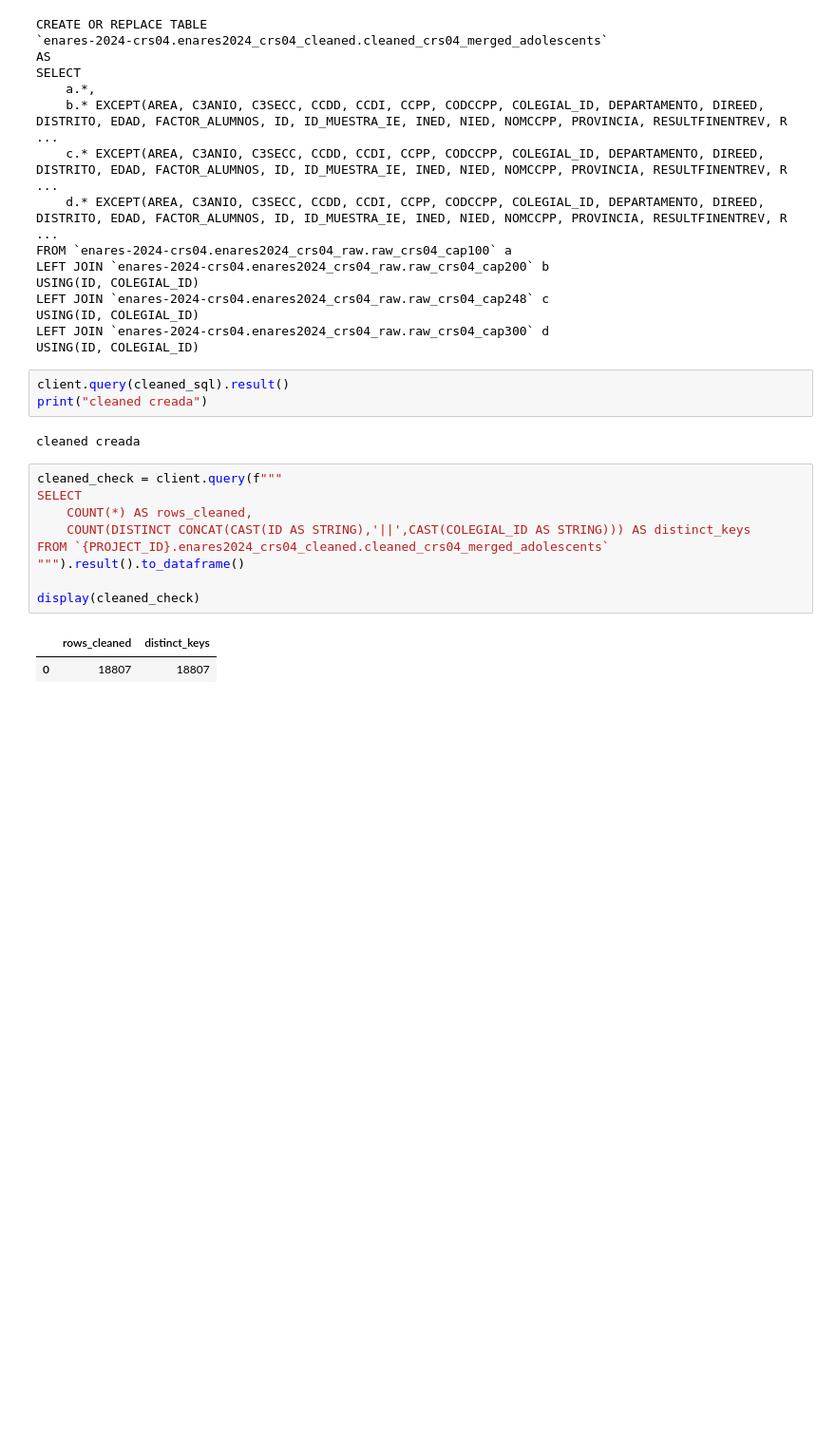
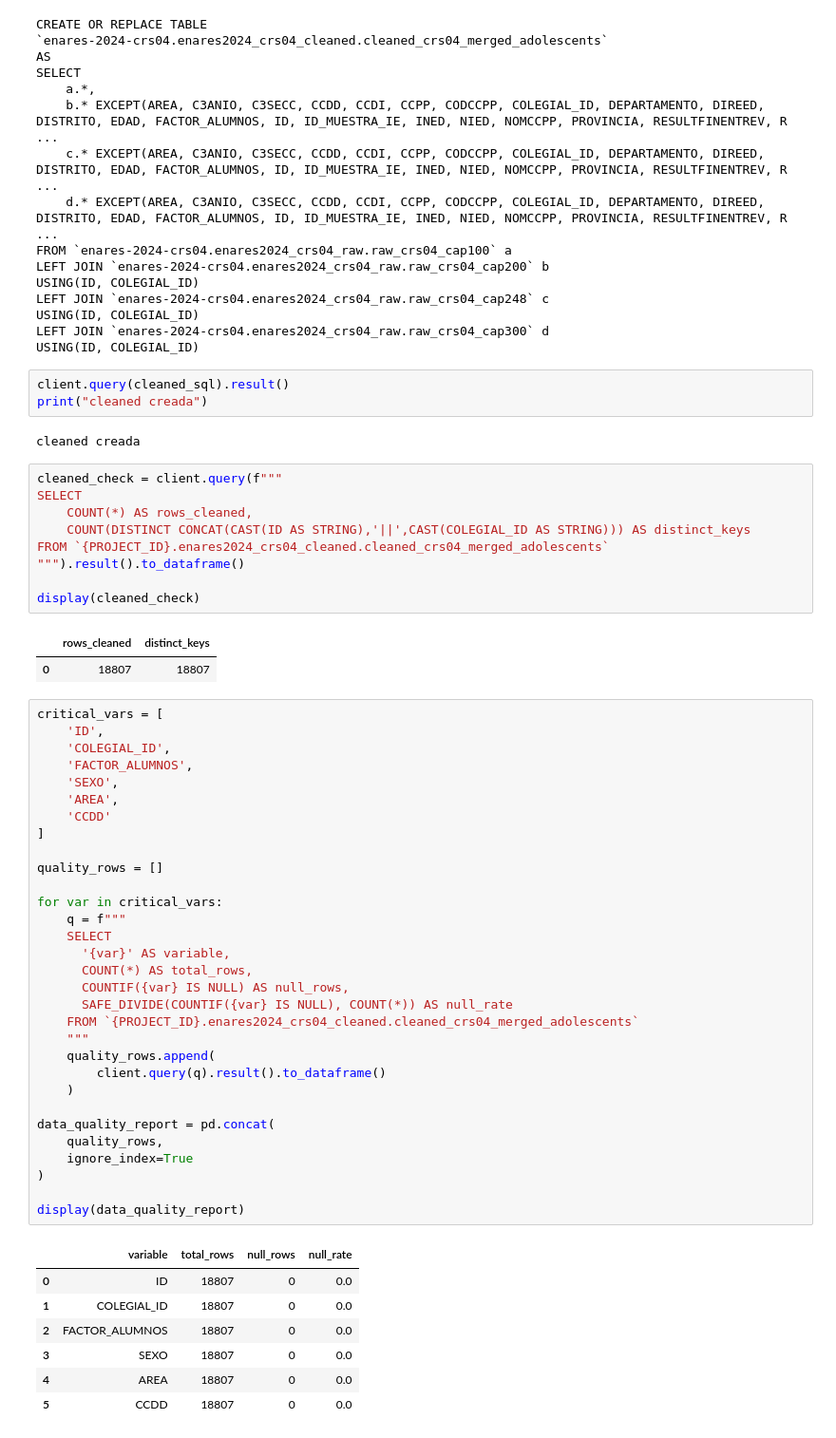
Before and after one commit to ascordero001-cell/enares-2024-crs04-ml, a Jupyter notebook: notebooks/03_limpieza/ENARES_2024_CRS04_STAGE03_NB01_VALIDACION_SETUP.ipynb, the cells around one changed output. Shown at 95% size. Drawn from its saved outputs; the diff is of its cells as text; blank space fills up the shorter version.

Commit message:
feat(stage03): validate cleaned CRS04 dataset and confirm data quality checks

```diff
--- a/notebooks/03_limpieza/ENARES_2024_CRS04_STAGE03_NB01_VALIDACION_SETUP.ipynb
+++ b/notebooks/03_limpieza/ENARES_2024_CRS04_STAGE03_NB01_VALIDACION_SETUP.ipynb
@@ -186,3 +186,42 @@ display(cleaned_check)
 # %% [output]
 |  | rows_cleaned | distinct_keys |
 | 0 | 18807 | 18807 |
+# %%
+critical_vars = [
+    'ID',
+    'COLEGIAL_ID',
+    'FACTOR_ALUMNOS',
+    'SEXO',
+    'AREA',
+    'CCDD'
+]
+
+quality_rows = []
+
+for var in critical_vars:
+    q = f"""
+    SELECT
+      '{var}' AS variable,
+      COUNT(*) AS total_rows,
+      COUNTIF({var} IS NULL) AS null_rows,
+      SAFE_DIVIDE(COUNTIF({var} IS NULL), COUNT(*)) AS null_rate
+    FROM `{PROJECT_ID}.enares2024_crs04_cleaned.cleaned_crs04_merged_adolescents`
+    """
+    quality_rows.append(
+        client.query(q).result().to_dataframe()
+    )
+
+data_quality_report = pd.concat(
+    quality_rows,
+    ignore_index=True
+)
+
+display(data_quality_report)
+# %% [output]
+|  | variable | total_rows | null_rows | null_rate |
+| 0 | ID | 18807 | 0 | 0.0 |
+| 1 | COLEGIAL_ID | 18807 | 0 | 0.0 |
+| 2 | FACTOR_ALUMNOS | 18807 | 0 | 0.0 |
+| 3 | SEXO | 18807 | 0 | 0.0 |
+| 4 | AREA | 18807 | 0 | 0.0 |
+| 5 | CCDD | 18807 | 0 | 0.0 |
```
